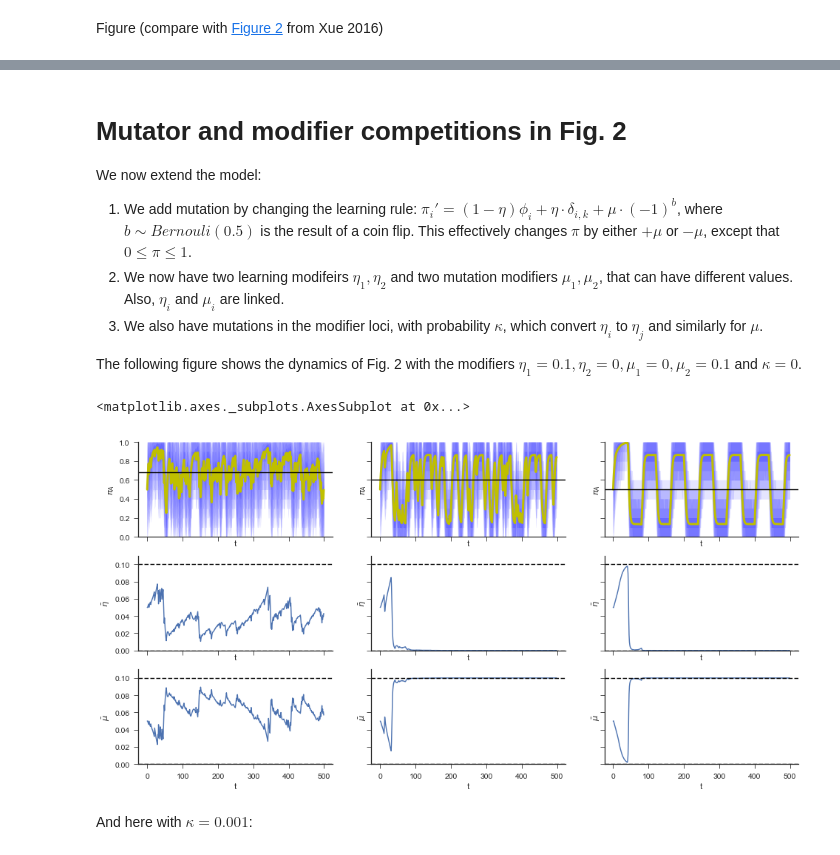
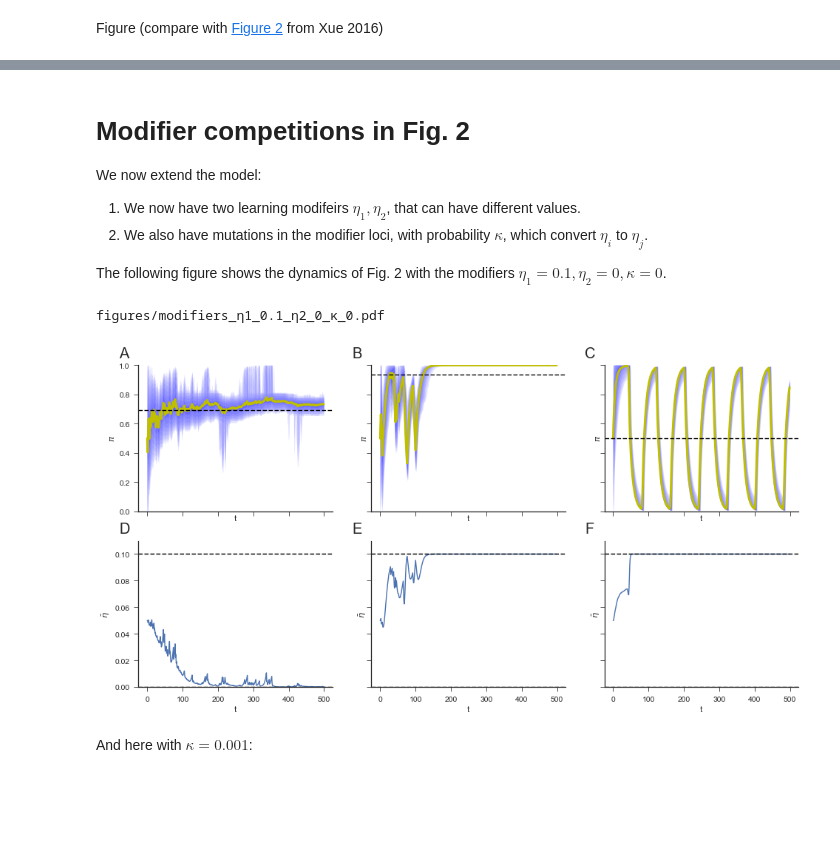
Before and after one commit to yoavram/Milpitas, a Jupyter notebook: simulation.ipynb, the cells around one changed output, grey strips where cells are left out. Drawn from its saved outputs; the diff is of its cells as text; code cells hidden in the pictures; blank space fills up the shorter version.

```diff
--- a/simulation.ipynb
+++ b/simulation.ipynb
@@ -76,57 +82,60 @@ plot_logNtN0(π, ω0, ω1, 0.7, ϵ, ax=ax[1,2]);
 Original figure:
 <img src="http://www.pnas.org/content/113/40/11266/F5.large.jpg" alt="Figure 2" style="width: 700px; float: left"/>
 # %% [markdown]
-# Mutator and modifier competitions in Fig. 2
+# Modifier competitions in Fig. 2
 
 We now extend the model:
-1. We add mutation by changing the learning rule:
-$\pi_i' = (1-\eta)\phi_i + \eta \cdot \delta_{i,k} + \mu \cdot (-1)^b$, where $b \sim Bernouli(0.5)$ is the result of a coin flip. This effectively changes $\pi$ by either $+\mu$ or $-\mu$, except that $0 \le \pi \le 1$.
-2. We now have two learning modifeirs $\eta_1, \eta_2$ and two mutation modifiers $\mu_1, \mu_2$, that can have different values. Also, $\eta_i$ and $\mu_i$ are linked.
-3. We also have mutations in the modifier loci, with probability $\kappa$, which convert $\eta_i$ to $\eta_j$ and similarly for $\mu$.
+1. We now have two learning modifeirs $\eta_1, \eta_2$, that can have different values.
+1. We also have mutations in the modifier loci, with probability $\kappa$, which convert $\eta_i$ to $\eta_j$.
 
-The following figure shows the dynamics of Fig. 2 with the modifiers $\eta_1=0.1, \eta_2=0, \mu_1=0, \mu_2=0.1$ and $\kappa=0$.
+The following figure shows the dynamics of Fig. 2 with the modifiers $\eta_1=0.1, \eta_2=0, \kappa=0$.
 # %%
-fig, ax = plt.subplots(3, 3, figsize=(16, 8), sharex=True, sharey='row')
-
 N=100000
 n=500
 η1=0.1
 η2=0
 μ1=0
-μ2=0.1
+μ2=0
 ω0=2
 ω1=0.2
 π0=0.5
 κ = 0
 
-## Fig. 2A
-ϵ = np.random.choice(2, n, True, [0.7, 0.3])
-π, η_bar, μ_bar= simulation_modifiers(N, n, η1, η2, μ1, μ2, ω0, ω1, π0, κ, ϵ)
-plot_π(π, ϵ, ax=ax[0, 0])
-plot_η(η_bar, η1, η2, ax=ax[1, 0])
-plot_μ(μ_bar, μ1, μ2, ax=ax[2, 0])
+ϵA = np.random.choice(2, n, True, [0.7, 0.3])
+πA, η_barA, μ_barA = simulation_modifiers(N, n, η1, η2, μ1, μ2, ω0, ω1, π0, κ, ϵA)
 
-## Fig. 2B
-ϵ, a = np.zeros(n, dtype=int), 0
+ϵB, a = np.zeros(n, dtype=int), 0
 while a < ϵ.size:
     a += np.random.geometric(1/10)
     g = np.random.geometric(1/5)
-    ϵ[a: a + g] = 1
+    ϵB[a: a + g] = 1
     a += g
-π, η_bar, μ_bar = simulation_modifiers(N, n, η1, η2, μ1, μ2, ω0, ω1, π0, κ, ϵ)
-plot_π(π, ϵ, ax=ax[0, 1])
-plot_η(η_bar, η1, η2, ax=ax[1, 1])
-plot_μ(μ_bar, μ1, μ2, ax=ax[2, 1])
+πB, η_barB, μ_barB = simulation_modifiers(N, n, η1, η2, μ1, μ2, ω0, ω1, π0, κ, ϵB)
 
-## Fig. 2C
-ϵ = np.array(([0] * 40 + [1] * 40) * (n//80 + 1))
-π, η_bar, μ_bar = simulation_modifiers(N, n, η1, η2, μ1, μ2, ω0, ω1, π0, κ, ϵ)
-plot_π(π, ϵ, ax=ax[0, 2])
-plot_η(η_bar, η1, η2, ax=ax[1, 2])
-plot_μ(μ_bar, μ1, μ2, ax=ax[2, 2])
+ϵC = np.array(([0] * 40 + [1] * 40) * (n//80 + 1))
+πC, η_barC, μ_barC = simulation_modifiers(N, n, η1, η2, μ1, μ2, ω0, ω1, π0, κ, ϵC)
-# %% [output]
-<matplotlib.axes._subplots.AxesSubplot at 0x...>
-[figure, removed]
+# %%
+fig, ax = plt.subplots(2, 3, figsize=(16, 8), sharex=True, sharey='row')
+
+plot_π(πA, ϵA, ax=ax[0, 0])
+plot_η(η_barA, η1, η2, ax=ax[1, 0])
+
+plot_π(πB, ϵB, ax=ax[0, 1])
+plot_η(η_barB, η1, η2, ax=ax[1, 1])
+
+plot_π(πC, ϵC, ax=ax[0, 2])
+plot_η(η_barC, η1, η2, ax=ax[1, 2])
+
+for ax_, label in zip(ax.flat, 'ABCDEFGHIJKLMNOP'):
+    ax_.annotate(label, (-0.1, 1.05), xycoords='axes fraction', fontsize=20)
+
+
+fname = 'figures/modifiers_η1_{:.2g}_η2_{:.2g}_κ_{:.2g}.pdf'.format(η1, η2, κ)
+plt.savefig(fname)
+print(fname)
+# %% [output]
+figures/modifiers_η1_0.1_η2_0_κ_0.pdf
+[figure, added]
 # %% [markdown]
 And here with $\kappa=0.001$:
 # %%
```
Also changed, not shown: parts of 61 cells of this notebook, 1 other file.
